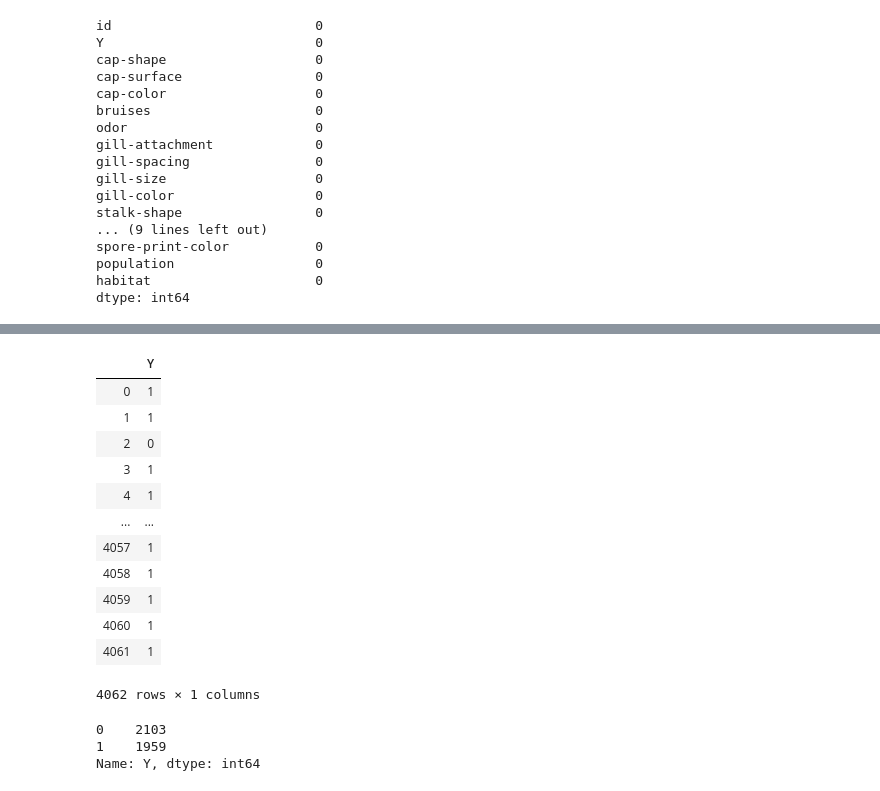
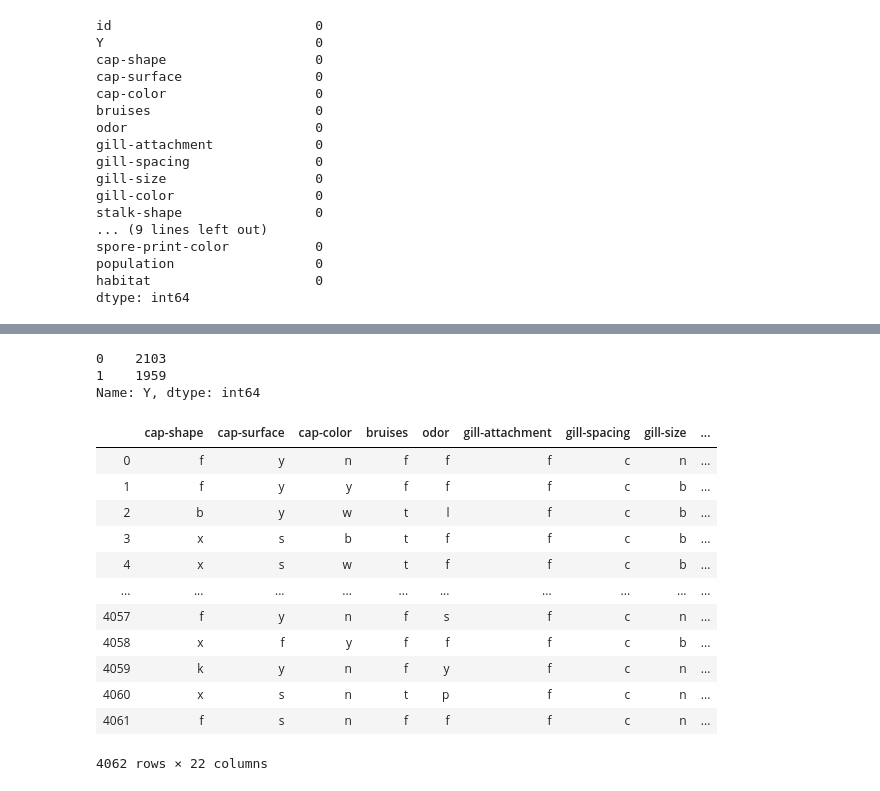
Before and after one commit to writeforfun/Mushroom, a Jupyter notebook: mushroom.ipynb, the cells around one changed output, grey strips where cells are left out. Drawn from its saved outputs; the diff is of its cells as text; code cells hidden in the pictures.

```diff
--- a/mushroom.ipynb
+++ b/mushroom.ipynb
@@ -51,22 +60,6 @@ y.loc[toxic, column_name] = 1
 safe = y.Y == 'e'
 column_name = 'Y'
 y.loc[safe, column_name] = 0
-# %%
-y
-# %% [output]
-|  | Y |
-| 0 | 1 |
-| 1 | 1 |
-| 2 | 0 |
-| 3 | 1 |
-| 4 | 1 |
-| ... | ... |
-| 4057 | 1 |
-| 4058 | 1 |
-| 4059 | 1 |
-| 4060 | 1 |
-| 4061 | 1 |
-4062 rows × 1 columns
 # %%
 y['Y'].value_counts()
 # %% [output]
@@ -79,0 +71,17 @@ X = data[features]
+# %%
+X = X.drop(['id', 'Y'], 1)
+X
+# %% [output]
+|  | cap-shape | cap-surface | cap-color | bruises | odor | gill-attachment | gill-spacing | gill-size | ... |
+| 0 | f | y | n | f | f | f | c | n | ... |
+| 1 | f | y | y | f | f | f | c | b | ... |
+| 2 | b | y | w | t | l | f | c | b | ... |
+| 3 | x | s | b | t | f | f | c | b | ... |
+| 4 | x | s | w | t | f | f | c | b | ... |
+| ... | ... | ... | ... | ... | ... | ... | ... | ... | ... |
+| 4057 | f | y | n | f | s | f | c | n | ... |
+| 4058 | x | f | y | f | f | f | c | b | ... |
+| 4059 | k | y | n | f | y | f | c | n | ... |
+| 4060 | x | s | n | t | p | f | c | n | ... |
+| 4061 | f | s | n | f | f | f | c | n | ... |
+4062 rows × 22 columns
```
Also changed, not shown: parts of 31 cells of this notebook, 2 other files.
